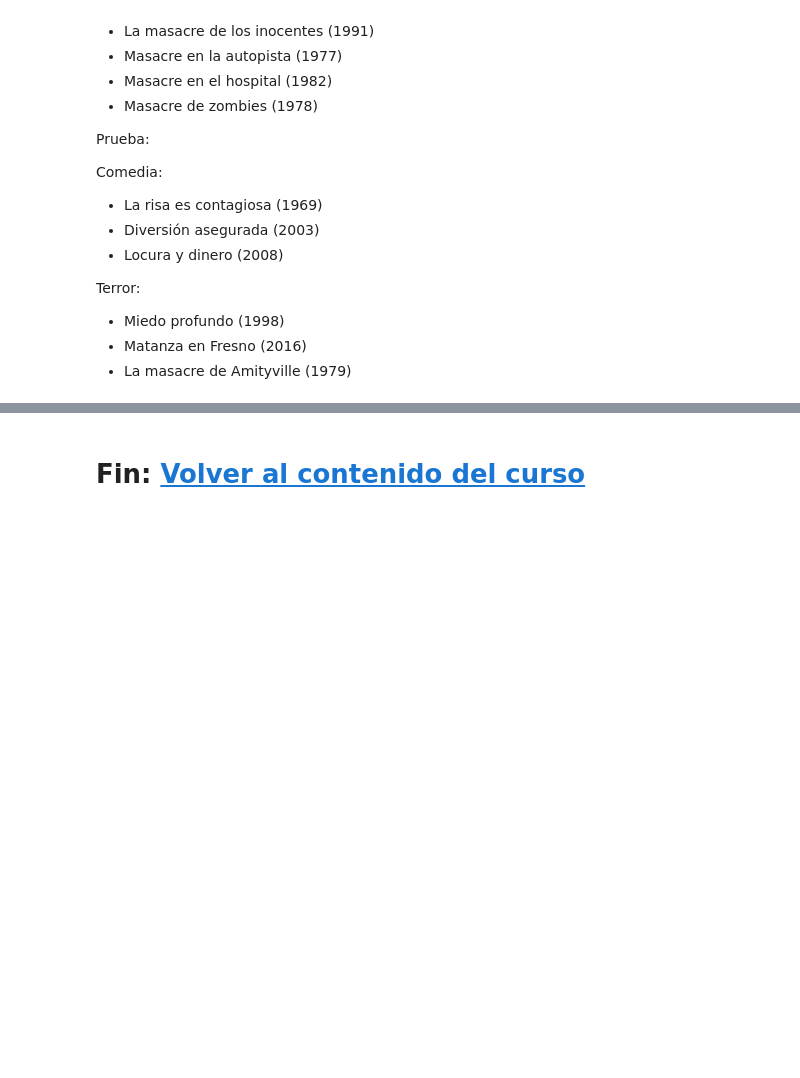
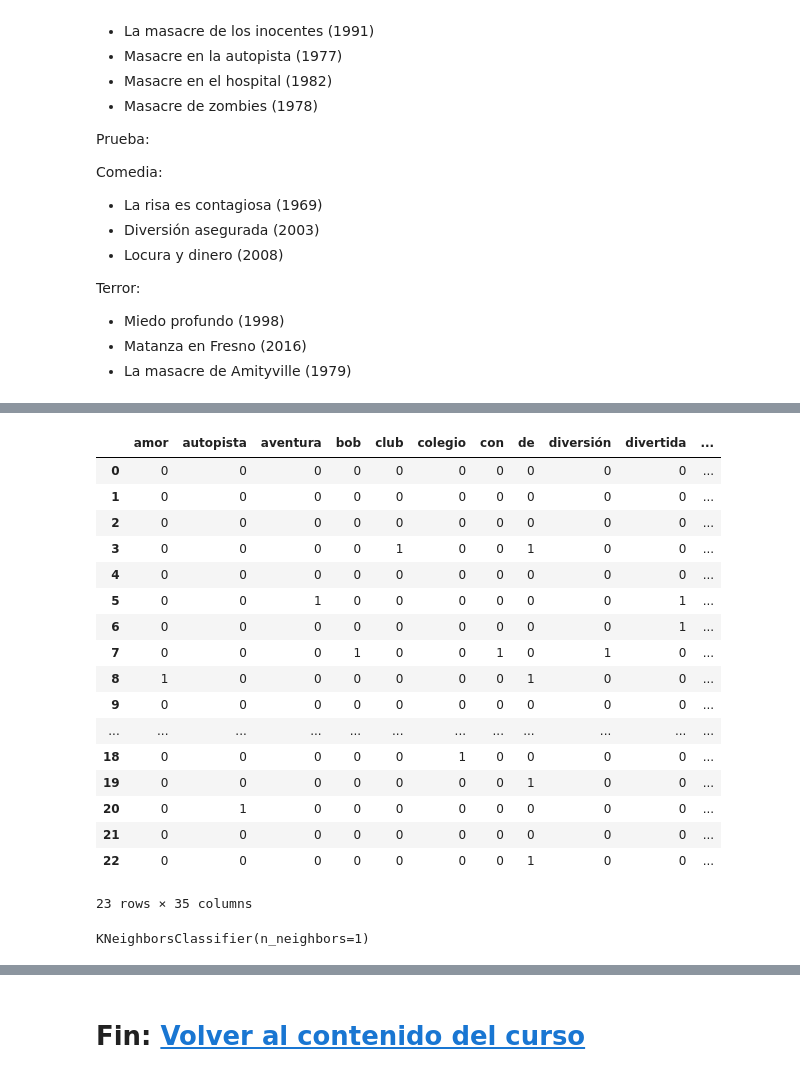
Before and after one commit to amiune/freecodingtour, a Jupyter notebook: cursos/espanol/deeplearning/2_texto_a_vectores.ipynb, the cells around one changed output, grey strips where cells are left out. Drawn from its saved outputs; the diff is of its cells as text; code cells hidden in the pictures; blank space fills up the shorter version.

```diff
--- a/cursos/espanol/deeplearning/2_texto_a_vectores.ipynb
+++ b/cursos/espanol/deeplearning/2_texto_a_vectores.ipynb
@@ -117,0 +197,6 @@ Terror:
+# %%
+#@title Solucion Ejercicio 1: Paso 2 {display-mode:"form"}
+
+import pandas as pd
+df_train = pd.DataFrame({"Titulo": X_train,"Genero": y_train})
+df_train
@@ -117,0 +234,39 @@ Terror:
+# %%
+#@title Solucion Ejercicio 1: Paso 4 {display-mode:"form"}
+
+from sklearn.feature_extraction.text import CountVectorizer
+vectorizer = CountVectorizer()
+X = vectorizer.fit_transform(df_train["Titulo"])
+vect_df_train = pd.DataFrame(X.todense(), columns=vectorizer.get_feature_names_out())
+vect_df_train["Genero"] = df_train["Genero"]
+vect_df_train
+# %% [output]
+|  | amor | autopista | aventura | bob | club | colegio | con | de | diversión | divertida | ... |
+| 0 | 0 | 0 | 0 | 0 | 0 | 0 | 0 | 0 | 0 | 0 | ... |
+| 1 | 0 | 0 | 0 | 0 | 0 | 0 | 0 | 0 | 0 | 0 | ... |
+| 2 | 0 | 0 | 0 | 0 | 0 | 0 | 0 | 0 | 0 | 0 | ... |
+| 3 | 0 | 0 | 0 | 0 | 1 | 0 | 0 | 1 | 0 | 0 | ... |
+| 4 | 0 | 0 | 0 | 0 | 0 | 0 | 0 | 0 | 0 | 0 | ... |
+| 5 | 0 | 0 | 1 | 0 | 0 | 0 | 0 | 0 | 0 | 1 | ... |
+| 6 | 0 | 0 | 0 | 0 | 0 | 0 | 0 | 0 | 0 | 1 | ... |
+| 7 | 0 | 0 | 0 | 1 | 0 | 0 | 1 | 0 | 1 | 0 | ... |
+| 8 | 1 | 0 | 0 | 0 | 0 | 0 | 0 | 1 | 0 | 0 | ... |
+| 9 | 0 | 0 | 0 | 0 | 0 | 0 | 0 | 0 | 0 | 0 | ... |
+| ... | ... | ... | ... | ... | ... | ... | ... | ... | ... | ... | ... |
+| 18 | 0 | 0 | 0 | 0 | 0 | 1 | 0 | 0 | 0 | 0 | ... |
+| 19 | 0 | 0 | 0 | 0 | 0 | 0 | 0 | 1 | 0 | 0 | ... |
+| 20 | 0 | 1 | 0 | 0 | 0 | 0 | 0 | 0 | 0 | 0 | ... |
+| 21 | 0 | 0 | 0 | 0 | 0 | 0 | 0 | 0 | 0 | 0 | ... |
+| 22 | 0 | 0 | 0 | 0 | 0 | 0 | 0 | 1 | 0 | 0 | ... |
+23 rows × 35 columns
+# %%
+#@title Solucion Ejercicio 1: Paso 5 {display-mode:"form"}
+
+from sklearn.metrics import accuracy_score
+
+# Predecir
+from sklearn.neighbors import KNeighborsClassifier
+model = KNeighborsClassifier(n_neighbors=1)
+model.fit(vect_df_train.drop("Genero", axis=1), vect_df_train["Genero"])
+# %% [output]
+KNeighborsClassifier(n_neighbors=1)
```
Also changed, not shown: parts of 5 cells of this notebook, 1 other file.
